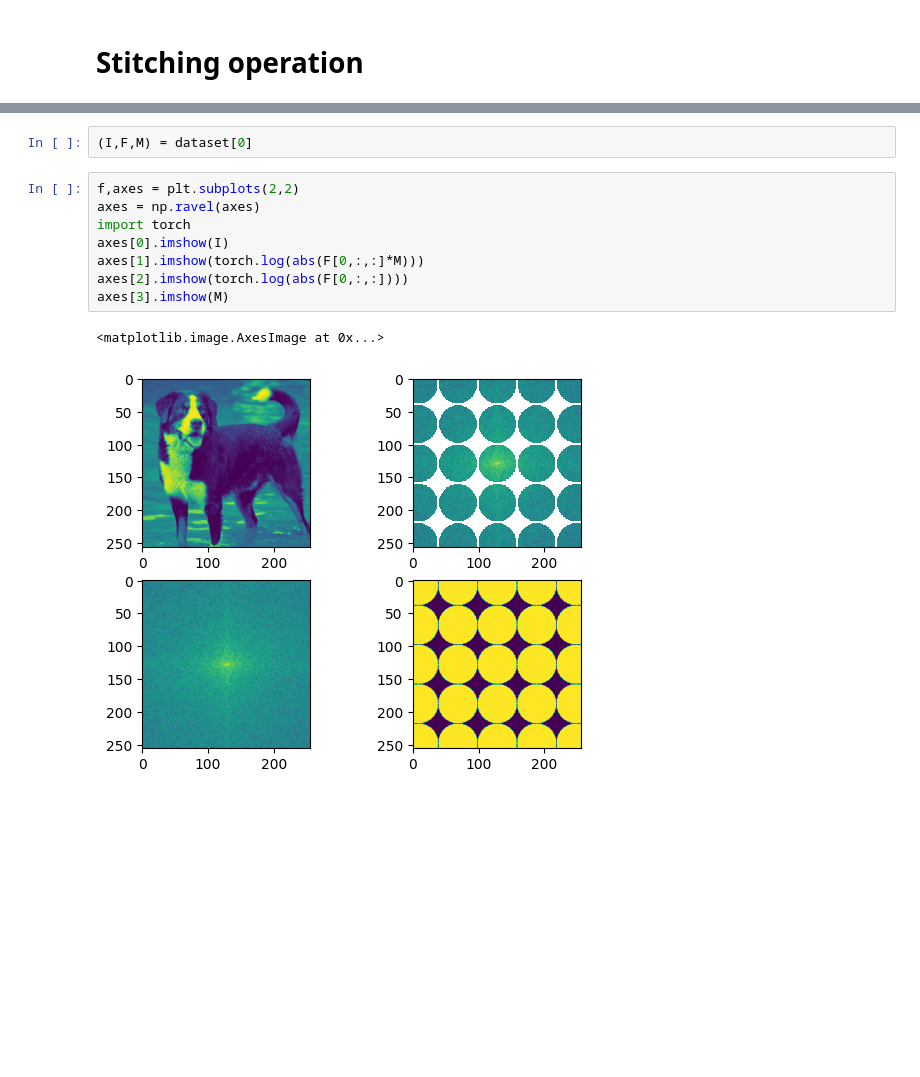
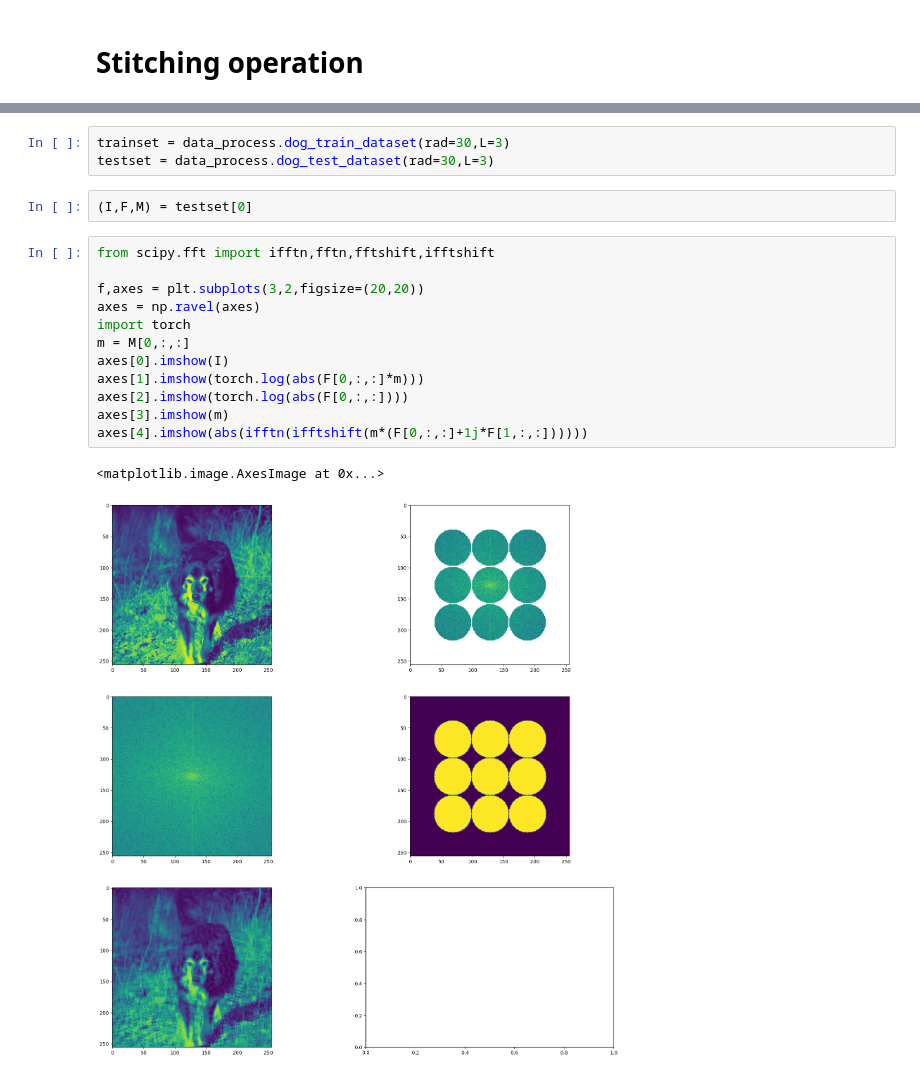
Before and after one commit to masa512/SA, a Jupyter notebook: SA_UNET.ipynb, the cells around one changed output, grey strips where cells are left out. Saved outputs shown, nothing was run; the diff lists cells and outputs as text; blank space fills up the shorter version.

```diff
--- a/SA_UNET.ipynb
+++ b/SA_UNET.ipynb
@@ -153,13 +80,20 @@ dataset = data_process.dog_train_dataset()
+# %%
+trainset = data_process.dog_train_dataset(rad=30,L=3)
+testset = data_process.dog_test_dataset(rad=30,L=3)
 # %%
-(I,F,M) = dataset[0]
+(I,F,M) = testset[0]
 # %%
-f,axes = plt.subplots(2,2)
+from scipy.fft import ifftn,fftn,fftshift,ifftshift
+
+f,axes = plt.subplots(3,2,figsize=(20,20))
 axes = np.ravel(axes)
 import torch
+m = M[0,:,:]
 axes[0].imshow(I)
-axes[1].imshow(torch.log(abs(F[0,:,:]*M)))
+axes[1].imshow(torch.log(abs(F[0,:,:]*m)))
 axes[2].imshow(torch.log(abs(F[0,:,:])))
-axes[3].imshow(M)
+axes[3].imshow(m)
+axes[4].imshow(abs(ifftn(ifftshift(m*(F[0,:,:]+1j*F[1,:,:])))))
 # %% [output]
 <matplotlib.image.AxesImage at 0x...>
-[figure, old version]
+[figure, new version]
```
Also changed, not shown: parts of 21 cells of this notebook.
